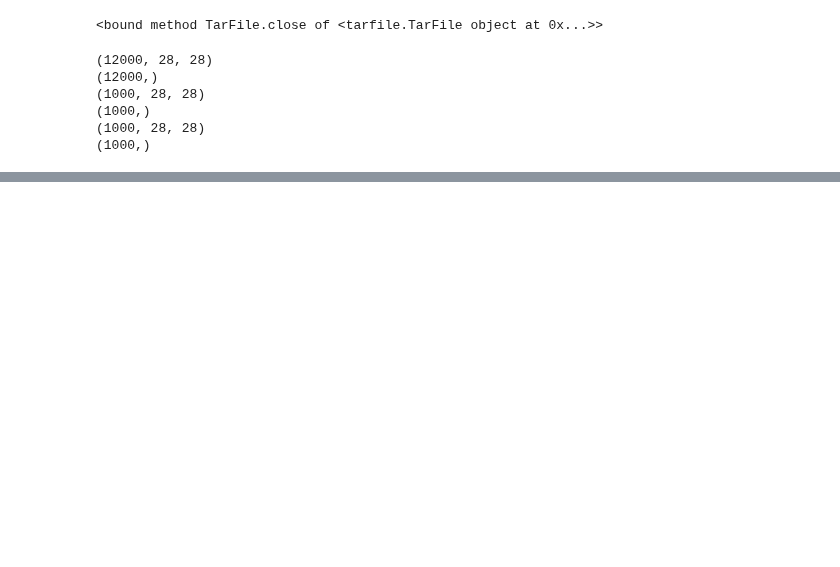
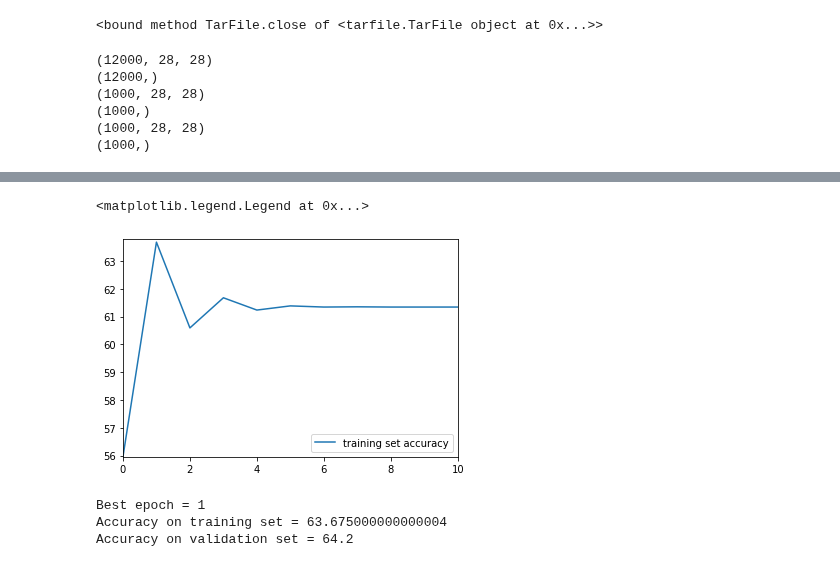
Before and after one commit to adamnpeace/comp90-cw1, a Jupyter notebook: q2/q2-elena.ipynb, the cells around one changed output, grey strips where cells are left out. Drawn from its saved outputs; the diff is of its cells as text; code cells hidden in the pictures; blank space fills up the shorter version.

```diff
--- a/q2/q2-elena.ipynb
+++ b/q2/q2-elena.ipynb
@@ -45,9 +47,23 @@ for i in range(4):
 trainxs = trainxs.reshape(-1, 784)
 devxs = devxs.reshape(-1, 784)
 testxs = testxs.reshape(-1, 784)
+# %%
+# function to create weight and sum parameters for the algorithm
+def initialise_parameters(xs):
+    w = np.zeros(xs.shape[1])
+    b = 0
+    return w, b
 # %%
-def _logistic_func(x):
+def logistic_func(x):
     return 1/(1 + np.exp(-x))
 
 def logistic_der(x):
     return _logistic_func(x) * (1 - _logistic_func(x))
+
+def f(x, w, b):
+    return logistic_func(np.dot(w, x) + b)
+
+def p(x, w, b):
+    if f(x, w, b) >= 0.5:
+        return 1
+    return 0
@@ -68,9 +70,9 @@ class LogisticRegression:
 # %%
 #Measure Accuracy
 
-def accuracy(w, xs, ys):
+def accuracy(xs, ys, w, b):
     correct = 0
-    for i in range(len(xs)):
-        if f(w, xs[i]) == ys[i]:
+    for i in range(xs.shape[0]):
+        if p(xs[i], w, b) == ys[i]:
             correct += 1
     return correct/len(xs)*100
@@ -76,0 +128,2 @@ def accuracy(w, xs, ys):
+# %%
+epoch, accuracy_training, accuracy_validation = logistic_regression(trainxs, trainys, devxs, devys)
@@ -76,0 +148,16 @@ def accuracy(w, xs, ys):
+# %%
+plt.axis([0, epoch, min(accuracy_training), max(accuracy_training) + 0.1])
+plt.plot(accuracy_training, label='training set accuracy')
+plt.legend(loc='lower right')
+# %% [output]
+<matplotlib.legend.Legend at 0x...>
+[figure, added]
+# %%
+ind = accuracy_validation.index(max(accuracy_validation))
+print("Best epoch =", ind)
+print("Accuracy on training set =", accuracy_training[ind])
+print("Accuracy on validation set =", accuracy_validation[ind])
+# %% [output]
+Best epoch = 1
+Accuracy on training set = 63.675000000000004
+Accuracy on validation set = 64.2
```
Also changed, not shown: parts of 6 cells of this notebook.
